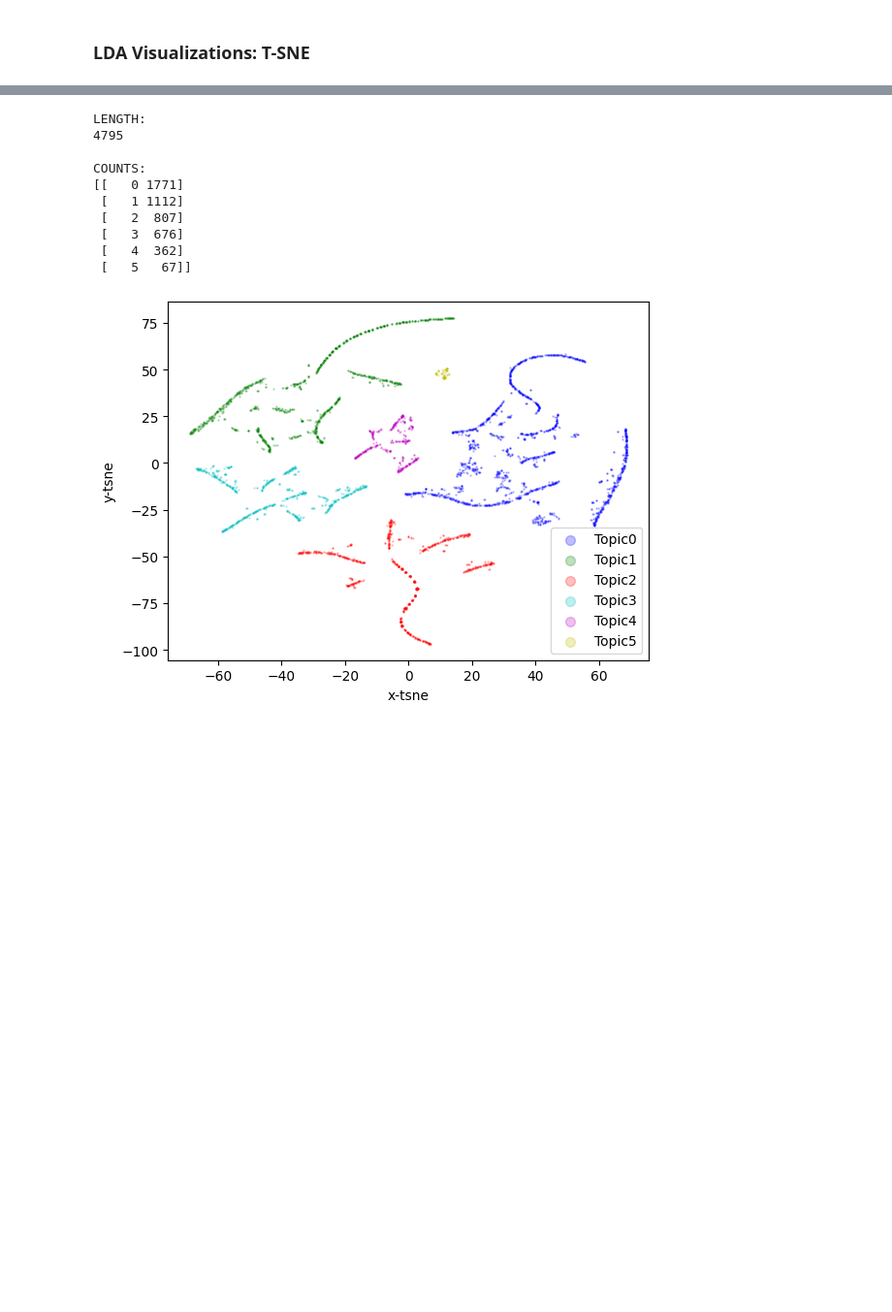
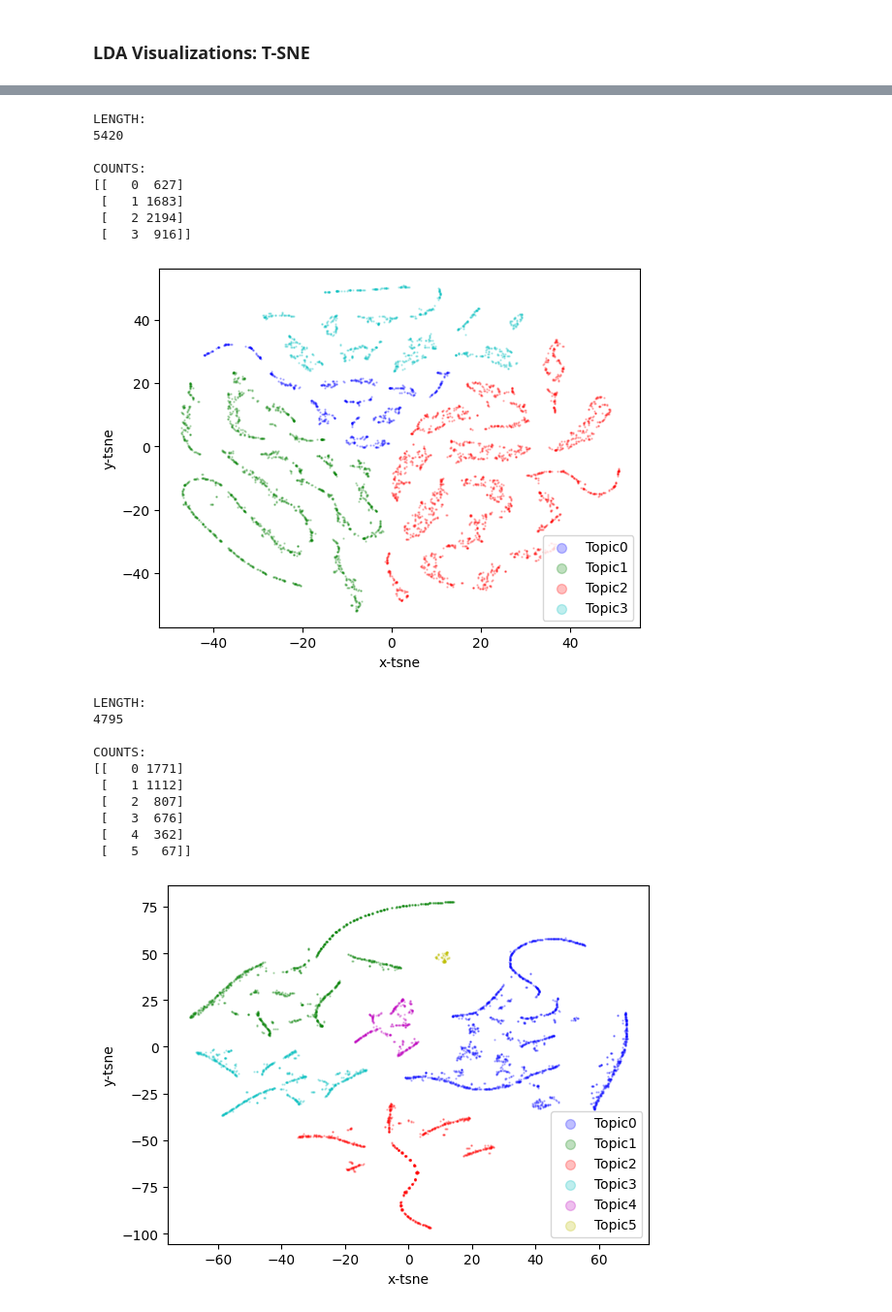
Before and after one commit to Hunteracademic/Unsupervised_assignment_1, a Jupyter notebook: FinalProject_Group04_AlexKravtsov_DanielCastiblanco_HunterWard.ipynb, the cells around one changed output, grey strips where cells are left out. Shown at 97% size. Drawn from its saved outputs; the diff is of its cells as text; code cells hidden in the pictures; blank space fills up the shorter version.

```diff
--- a/FinalProject_Group04_AlexKravtsov_DanielCastiblanco_HunterWard.ipynb
+++ b/FinalProject_Group04_AlexKravtsov_DanielCastiblanco_HunterWard.ipynb
@@ -198,22 +223,21 @@ According to our research and the examples available in the book, we found that
 # %%
-number_features = 2000 # maximum number of features for CountVectorizer
-number_docs = 10 # number of documents to use
-number_words = 10
+# Define different parameter combinations for CountVectorizer
+ngram_ranges = [(1, 1), (1, 2)]
+max_dfs = [0.75, 0.85, 0.95]
+min_dfs = [2, 5, 10]
+max_feats = [1000, 2000, 3000]
 
-max_dfs = [0.85]
-min_dfs = [2, 5, 10]
-max_feats = [2000]
-hotel_stop_words = ['hotel', 'room', 'stay', 'really', 'just', 'got', 'went', 'also', 'said', 'told', 'day', 'night', 'time', 'week', 'year',    'place', 'thing', 'way', 'bit', 'lot', 'little', 'came', 'come', 'went', 'going', 'went', 'away', 'check', 'booked', 'booking', 'trip', 'visit', 'stayed', 'rooms', 'hotels', 'stays']
+count_vectorizers = []
 
-# Create a list of CountVectorizer instances with different parameter combinations
-count_vectorizers = []
-for max_df in max_dfs:
-    for min_df in min_dfs:
-        for max_features in max_feats:
-            vectorizer = CountVectorizer(
-                max_df=max_df,
-                min_df=min_df,
-                max_features=max_features,
-                stop_words=hotel_stop_words
-            )
-            count_vectorizers.append(vectorizer)
+# Loop through everything including the N-Gram range
+for n_range in ngram_ranges:
+    for max_df in max_dfs:
+        for min_df in min_dfs:
+            for max_features in max_feats:
+                vectorize = CountVectorizer(
+                    max_df=max_df,
+                    min_df=min_df,
+                    max_features=max_features,
+                    ngram_range=n_range
+                )
+                count_vectorizers.append(vectorize)
@@ -633,3 +715,15 @@ def plot_tsne(data, threshold):
+# %%
+plot_tsne(data=lda_bi_topic_results, threshold=0.75, perplexity=15, n_iter=500)
+# %% [output]
+LENGTH:
+5420
+
+COUNTS:
+[[   0  627]
+ [   1 1683]
+ [   2 2194]
+ [   3  916]]
+[figure, added]
 # %%
 lda_transform = best_lda.transform(dtm_cv_final)
 plot_tsne(data=lda_transform, threshold=0.75)
```
Also changed, not shown: parts of 45 cells of this notebook.
